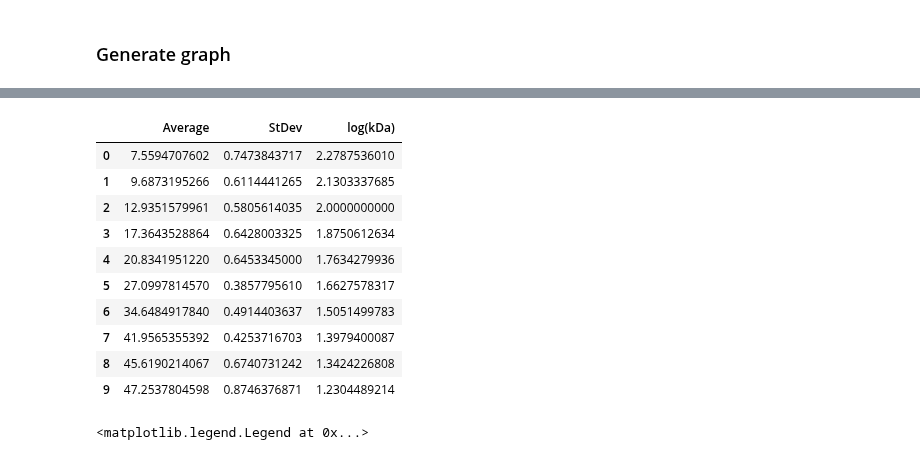
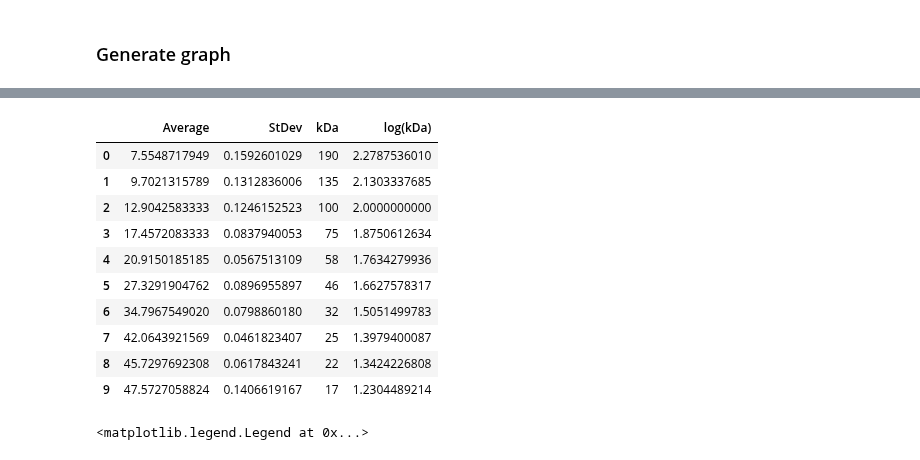
Before and after one commit to Kevinhykuo/UVic, a Jupyter notebook: Lab 4.ipynb, the cells around one changed output, grey strips where cells are left out. Drawn from its saved outputs; the diff is of its cells as text; code cells hidden in the pictures.

```diff
--- a/Lab 4.ipynb
+++ b/Lab 4.ipynb
@@ -336,7 +341,7 @@ plt.show()
 ### Generate graph
 # %%
 # Crop the image
-MWM = np.array(SD)[20:2500, 150:600]
+MWM = np.array(SD)[20:2500, 350:500]
 fig, ax2 = plt.subplots(1, 5)#  figsize=(8, 20))
 for i in range(0, 4):
         ax2[i].imshow(np.max(MWM) - MWM[:,:,i] - MWM[:,:,3])
@@ -363,7 +368,7 @@ np.shape(MWM_gray2)
 # %%
 image = MWM_gray2
 seed = np.copy(image)
-seed[1:-1, 1:-1] = image.min()
+seed[:, 1:-1] = image.min()
 mask = image
 
 dilated = reconstruction(seed, mask, method='dilation')
@@ -382,7 +387,7 @@ ax4[2].imshow(image - dilated, cmap='gray')
 ax4[2].set_title('image - dilated')
 # ax4[2].axis('off')
 
-ax4[3].plot((image - dilated)[200])
+ax4[3].plot((image - dilated)[100])
 ax4[4].plot(np.nanmean(image - dilated, axis=0))
 
 fig.tight_layout()
@@ -451,24 +456,26 @@ plt.show()
 # %%
 PPI = 1200
 MPI = 25.4
 Ave_std = pd.DataFrame(AVSD / PPI * MPI)
 Ave_std.columns = ['Average', 'StDev']
-Mass = pd.DataFrame(np.log10([190, 135, 100, 75, 58, 46, 32, 25, 22, 17]))
-Mass.columns = ['log(kDa)']
-Ave_std2 = pd.concat([Ave_std, Mass], axis=1, sort=False, ignore_index=False)
+Mass = pd.DataFrame([190, 135, 100, 75, 58, 46, 32, 25, 22, 17])
+Mass.columns = ['kDa']
+Mass_log = pd.DataFrame(np.log10([190, 135, 100, 75, 58, 46, 32, 25, 22, 17]))
+Mass_log.columns = ['log(kDa)']
+Ave_std2 = pd.concat([Ave_std, Mass, Mass_log], axis=1, sort=False, ignore_index=False)
 Ave_std2
 # %% [output]
-|  | Average | StDev | log(kDa) |
-| 0 | 7.5594707602 | 0.7473843717 | 2.2787536010 |
-| 1 | 9.6873195266 | 0.6114441265 | 2.1303337685 |
-| 2 | 12.9351579961 | 0.5805614035 | 2.0000000000 |
-| 3 | 17.3643528864 | 0.6428003325 | 1.8750612634 |
-| 4 | 20.8341951220 | 0.6453345000 | 1.7634279936 |
-| 5 | 27.0997814570 | 0.3857795610 | 1.6627578317 |
-| 6 | 34.6484917840 | 0.4914403637 | 1.5051499783 |
-| 7 | 41.9565355392 | 0.4253716703 | 1.3979400087 |
-| 8 | 45.6190214067 | 0.6740731242 | 1.3424226808 |
-| 9 | 47.2537804598 | 0.8746376871 | 1.2304489214 |
+|  | Average | StDev | kDa | log(kDa) |
+| 0 | 7.5548717949 | 0.1592601029 | 190 | 2.2787536010 |
+| 1 | 9.7021315789 | 0.1312836006 | 135 | 2.1303337685 |
+| 2 | 12.9042583333 | 0.1246152523 | 100 | 2.0000000000 |
+| 3 | 17.4572083333 | 0.0837940053 | 75 | 1.8750612634 |
+| 4 | 20.9150185185 | 0.0567513109 | 58 | 1.7634279936 |
+| 5 | 27.3291904762 | 0.0896955897 | 46 | 1.6627578317 |
+| 6 | 34.7967549020 | 0.0798860180 | 32 | 1.5051499783 |
+| 7 | 42.0643921569 | 0.0461823407 | 25 | 1.3979400087 |
+| 8 | 45.7297692308 | 0.0617843241 | 22 | 1.3424226808 |
+| 9 | 47.5727058824 | 0.1406619167 | 17 | 1.2304489214 |
 # %%
 ADs, ADi, ADr = plot_abs(Dat=Ave_std2, X='log(kDa)', Y='Average', Abs=595, Yerr=0)
 # plt.errorbar(x=Ave_std2['log(kDa)'], y=Ave_std2['Average'], yerr=Ave_std2['StDev'],
```
Also changed, not shown: parts of 10 cells of this notebook.
